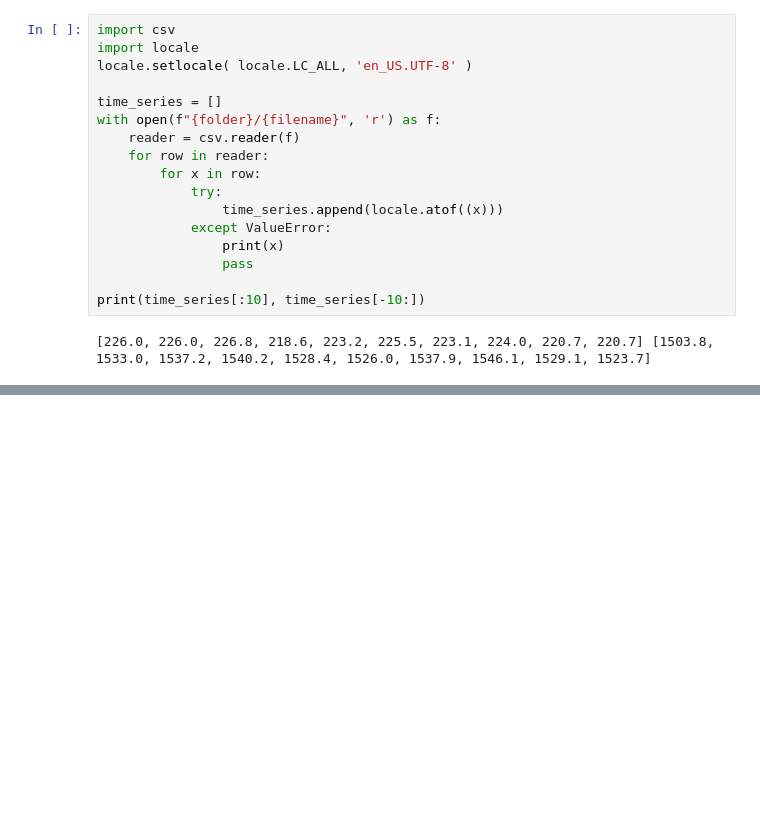
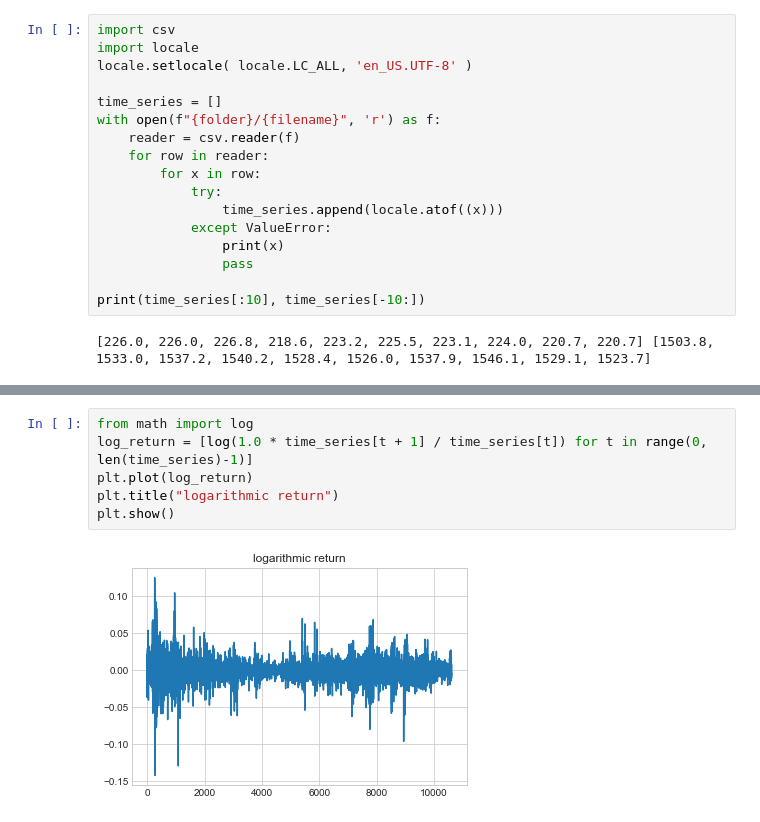
Before and after one commit to amor71/time-series-analysis, a Jupyter notebook: viewers/basic.ipynb, the cells around one changed output, grey strips where cells are left out. Drawn from its saved outputs; the diff is of its cells as text; blank space fills up the shorter version.

Commit message:
1. adding logarithmic return presentation to basic viewer 2. minor enhancments

```diff
--- a/viewers/basic.ipynb
+++ b/viewers/basic.ipynb
@@ -66,0 +67,8 @@ count, bins, ignored  = plt.hist(deltas, int(ceil(max(deltas))-ceil(min(deltas))
+# %%
+from math import log
+log_return = [log(1.0 * time_series[t + 1] / time_series[t]) for t in range(0, len(time_series)-1)]
+plt.plot(log_return)
+plt.title("logarithmic return")
+plt.show()
+# %% [output]
+[figure, added]
```
Also changed, not shown: parts of 7 cells of this notebook, 2 other files.
